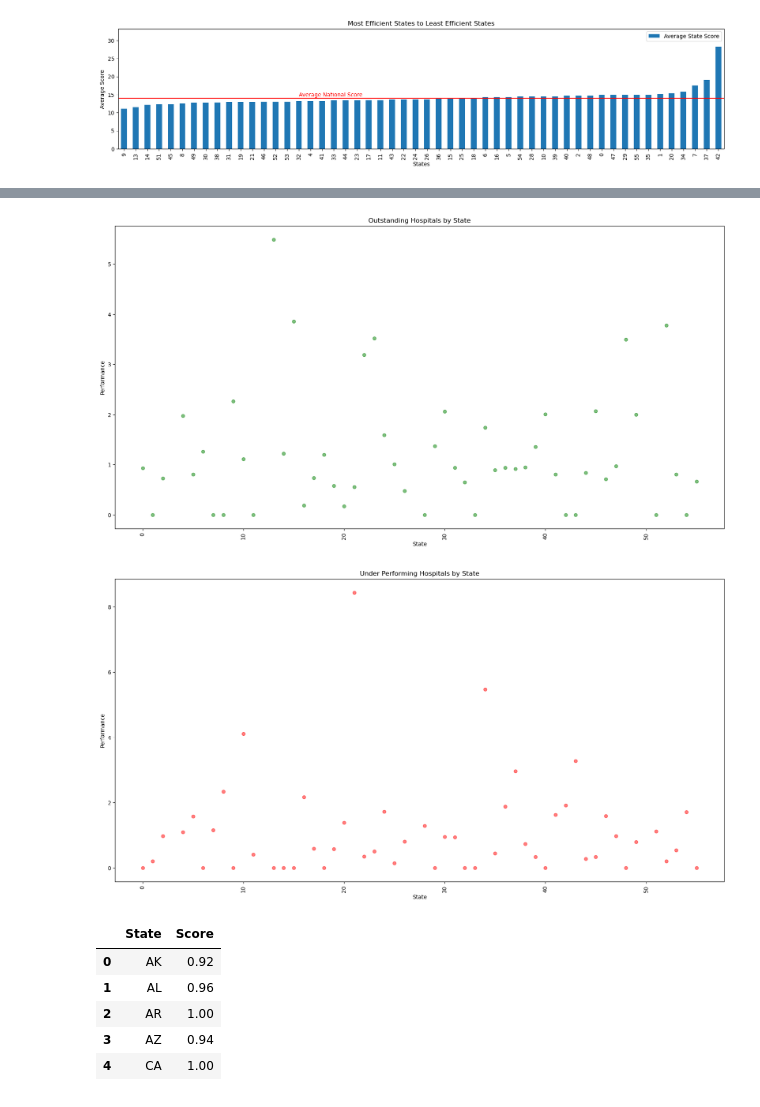
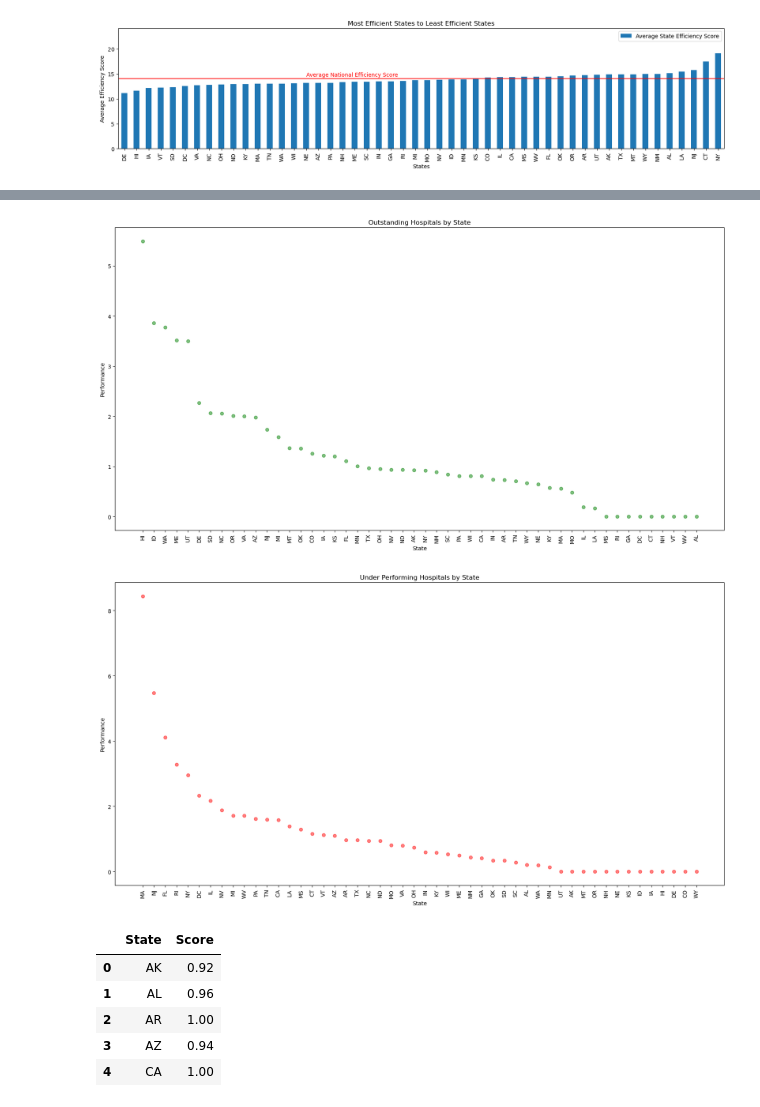
Before and after one commit to vinayvattipally-22/project-1_Group-5, a Jupyter notebook: project-1_group-5.ipynb, the cells around one changed output, grey strips where cells are left out. Saved outputs shown, nothing was run; the diff lists cells and outputs as text; code cells hidden in the pictures.

```diff
--- a/project-1_group-5.ipynb
+++ b/project-1_group-5.ipynb
@@ -33,7 +33,17 @@ del merge_df['SIR Average_x']
 del merge_df['Score_x']
 
 #rename the columns
-merge_df = merge_df.rename(columns={"SIR Average_y": "SIR Average", "Score_y": "Score"})
+merge_df = merge_df.rename(columns={"SIR Average_y": "SIR Average", "Score_y": "Score", 'Average State Score': 'Average State Efficiency Score',
+                                    'Average National Score': 'Average National Efficiency Score',
+                                    'Number of Hospitals Worse': 'Number of Hospitals Worse for Readmisson rates',
+                                    'Number of Hospitals Better': 'Number of Hospitals Better for Readmisson rates',
+                                    'Number of Hospitals Too Few': 'Number of Hospitals Too Few for Readmisson rates',
+                                    'Verdict': 'State Efficiency Verdict',
+                                    '% Outstanding Hospitals': '% Outstanding Hospitals(with low Readmisson rates)',
+                                    '% Under Performing': '% Under Performing Hospitals(with high Readmisson rates)',
+                                    '% Average Performance': '% Average Hospitals(with same Readmisson rates as National average)'})
+merge_df.set_index('State', inplace=True)
+
 
 merge_df.head()
 # %% [output]
@@ -91,0 +91,4 @@ most_efficient.head()
+# %%
+efficiency_verdicts = merge_df[['Average State Efficiency Score', 'Average National Efficiency Score', 'State Efficiency Verdict']]
+efficiency_verdicts = efficiency_verdicts.sort_values('Average State Efficiency Score', ascending=True)
+efficiency_verdicts.head(10)
@@ -92,13 +108,13 @@ most_efficient.head()
 # %%
 # Plot BarChart showing the most efficient state to least efficent states (left to right)
-most_efficient_plot = most_efficient["Average State Score"].plot(kind="bar", figsize=(20,4), ylabel="Average Score", xlabel="States")
+most_efficient_plot = efficiency_verdicts["Average State Efficiency Score"].plot(kind="bar", figsize=(20,4), ylabel="Average Efficiency Score", xlabel="States")
 plt.hlines(y=14.025, xmin=-1, xmax=51.5, colors="red")
-plt.text(15, 14.5, "Average National Score", color="red")
-plt.legend(loc="best")
+plt.text(15, 14.5, "Average National Efficiency Score", color="red")
+plt.legend(loc="upper right")
 plt.title("Most Efficient States to Least Efficient States")
-plt.ylim(0, max(most_efficient["Average State Score"]+5))
-plt.savefig("Visualizations/Most_Efficient_States.png")
+plt.ylim(0, max(efficiency_verdicts["Average State Efficiency Score"]+5))
+plt.savefig("Visualizations/Most_Efficient_States_to_Least_Efficient_States.png")
 plt.show()
 # %% [output]
-[figure, old version]
+[figure, new version]
 # %%
@@ -121,7 +138,7 @@ plt.show()
 # %%
 #Plot scatter plot to show Outstanding hospitals vs State
 plt.figure(figsize=(20,10))
-plt.scatter(top_performing_hospitals.index, top_performing_hospitals['% Outstanding Hospitals'], color='green', alpha=0.5)
+plt.scatter(top_performing_hospitals.index, top_performing_hospitals['% Outstanding Hospitals(with low Readmisson rates)'], color='green', alpha=0.5)
 plt.xticks(rotation=90)
 plt.title("Outstanding Hospitals by State")
 plt.xlabel("State")
@@ -129,11 +146,11 @@ plt.ylabel("Performance")
 plt.savefig("Visualizations/Outstanding_Hospitals_by_State.png")
 plt.show()
 # %% [output]
-[figure, old version]
+[figure, new version]
 # %%
 #Plot scatter plot to show Under Performing hospitals vs State
 plt.figure(figsize=(20,10))
-plt.scatter(under_performing_hospitals.index, under_performing_hospitals['% Under Performing'], color='red', alpha=0.5)
+plt.scatter(under_performing_hospitals.index, under_performing_hospitals['% Under Performing Hospitals(with high Readmisson rates)'], color='red', alpha=0.5)
 plt.xticks(rotation=90)
 plt.title("Under Performing Hospitals by State")
 plt.xlabel("State")
@@ -141,5 +158,5 @@ plt.ylabel("Performance")
 plt.savefig("Visualizations/Under_Performing_Hospitals_by_State.png")
 plt.show()
 # %% [output]
-[figure, old version]
+[figure, new version]
 # %%
```
Also changed, not shown: parts of 7 cells of this notebook, 7 other files.
